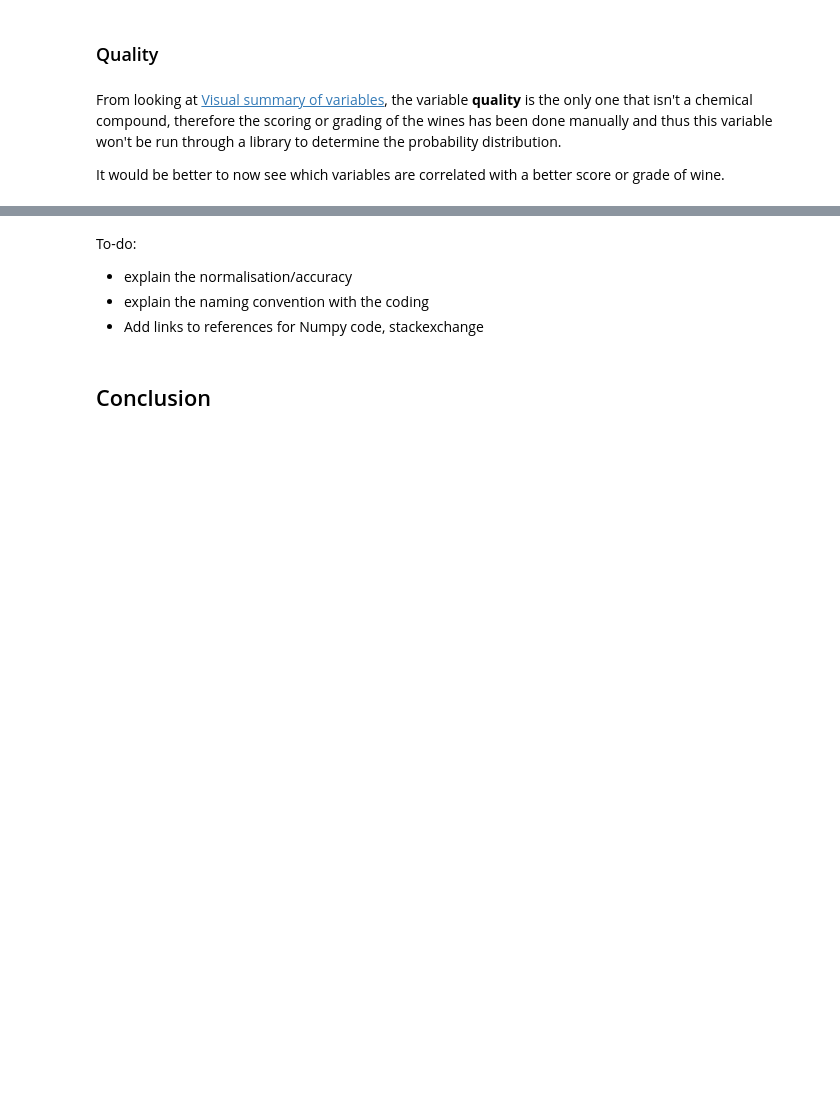
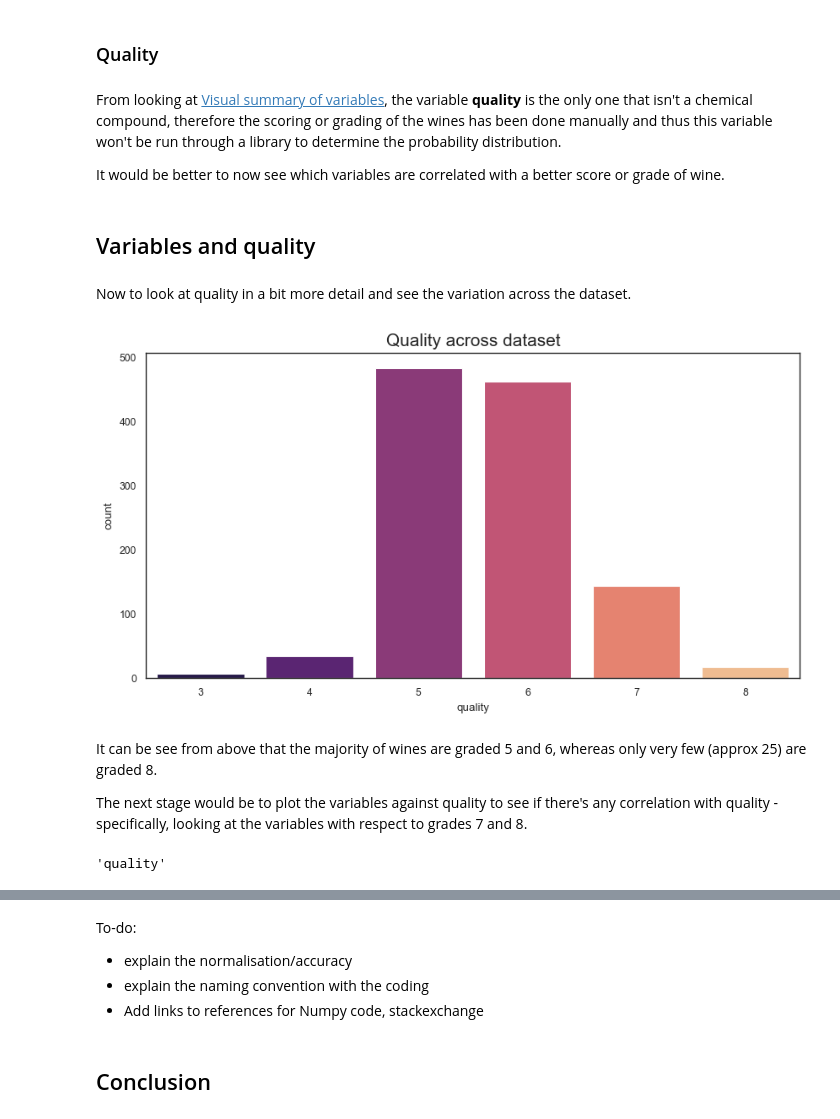
Before and after one commit to fabiofabrizi/PfDA_Project, a Jupyter notebook: PfDA_Project_Notebook.ipynb, the cells around one changed output, grey strips where cells are left out. Cells and saved outputs as stored; diff of their text form; code cells hidden in the pictures; blank space fills up the shorter version.

```diff
--- a/PfDA_Project_Notebook.ipynb
+++ b/PfDA_Project_Notebook.ipynb
@@ -1385,3 +1408,27 @@ df2
 From looking at [Visual summary of variables](#Visual-summary-of-variables), the variable **quality** is the only one that isn't a chemical compound, therefore the scoring or grading of the wines has been done manually and thus this variable won't be run through a library to determine the probability distribution.
 
 It would be better to now see which variables are correlated with a better score or grade of wine.
+# %% [markdown]
+## Variables and quality
+# %% [markdown]
+Now to look at quality in a bit more detail and see the variation across the dataset.
+# %%
+#Define inputs and output
+X=df.drop(['quality'],axis=1)
+y=df['quality']
+# Set the plot size
+fig,ax=plt.subplots(figsize=(10,5))
+# Title
+ax.set_title('Quality across dataset', fontsize=15)
+sns.countplot(x=y, palette='magma');
+# %% [output]
+[figure, added]
+# %% [markdown]
+It can be see from above that the majority of wines are graded 5 and 6, whereas only very few (approx 25) are graded 8.
+
+The next stage would be to plot the variables against quality to see if there's any correlation with quality - specifically, looking at the variables with respect to grades 7 and 8.
+# %%
+# Remove 'quality' as quality vs. quality doesn't need to be plotted.
+wine_variables.pop()
+# %% [output]
+'quality'
```
Also changed, not shown: parts of 7 cells of this notebook.
